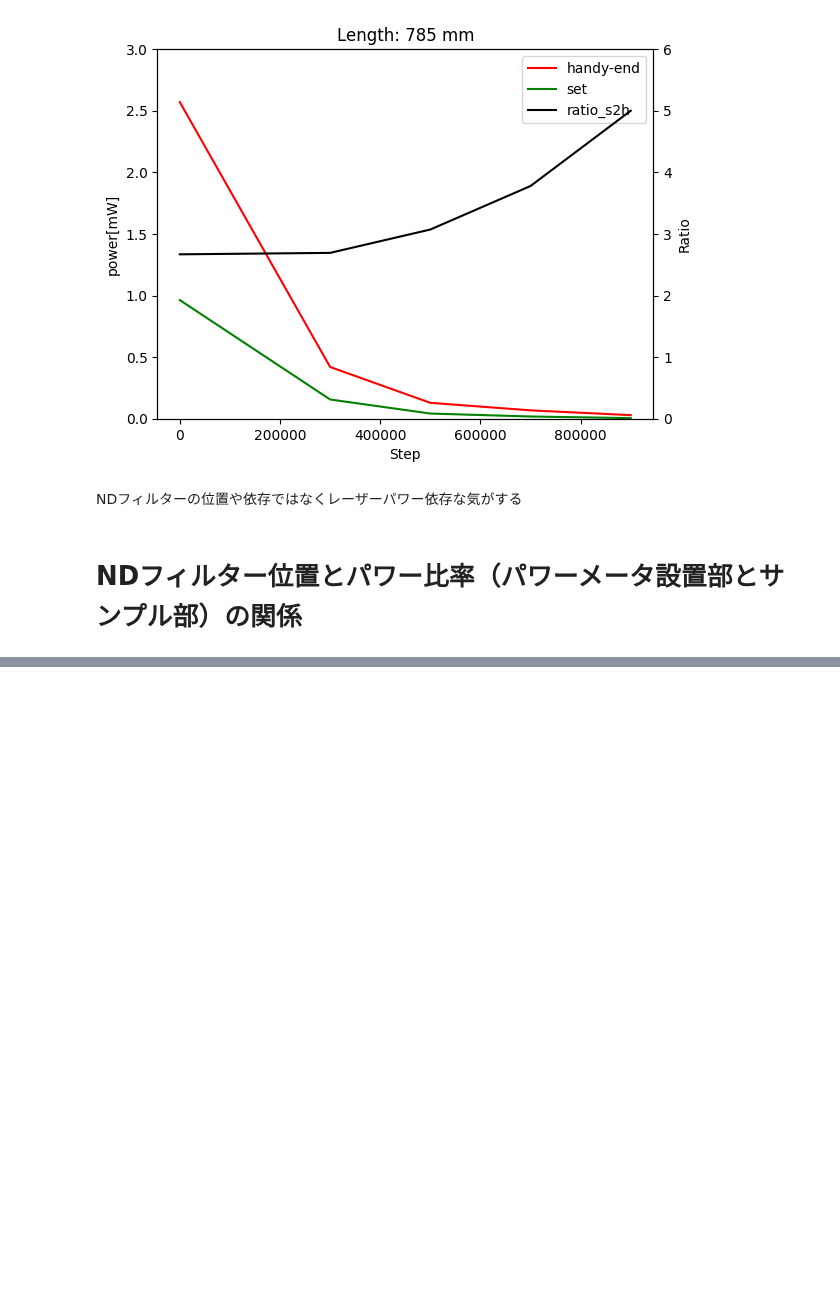
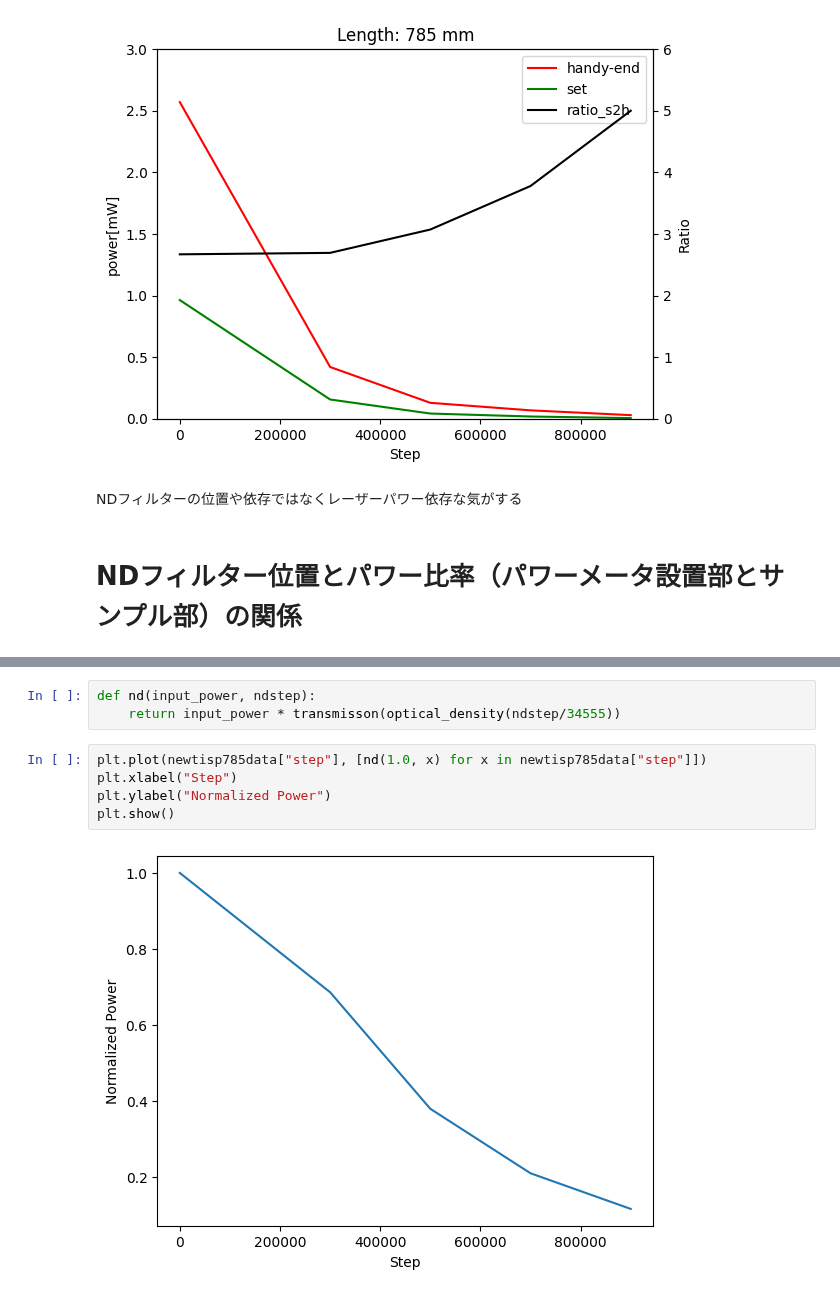
Before and after one commit to chiashi-lab/pl, a Jupyter notebook: notebook/001excite_power.ipynb, the cells around one changed output, grey strips where cells are left out. Drawn from its saved outputs; the diff is of its cells as text; blank space fills up the shorter version.

```diff
--- a/notebook/001excite_power.ipynb
+++ b/notebook/001excite_power.ipynb
@@ -303,0 +125,10 @@ plt.show()
+# %%
+def nd(input_power, ndstep):
+    return input_power * transmisson(optical_density(ndstep/34555))
+# %%
+plt.plot(newtisp785data["step"], [nd(1.0, x) for x in newtisp785data["step"]])
+plt.xlabel("Step")
+plt.ylabel("Normalized Power")
+plt.show()
+# %% [output]
+[figure, added]
```
Also changed, not shown: parts of 36 cells of this notebook, 2 other files.
